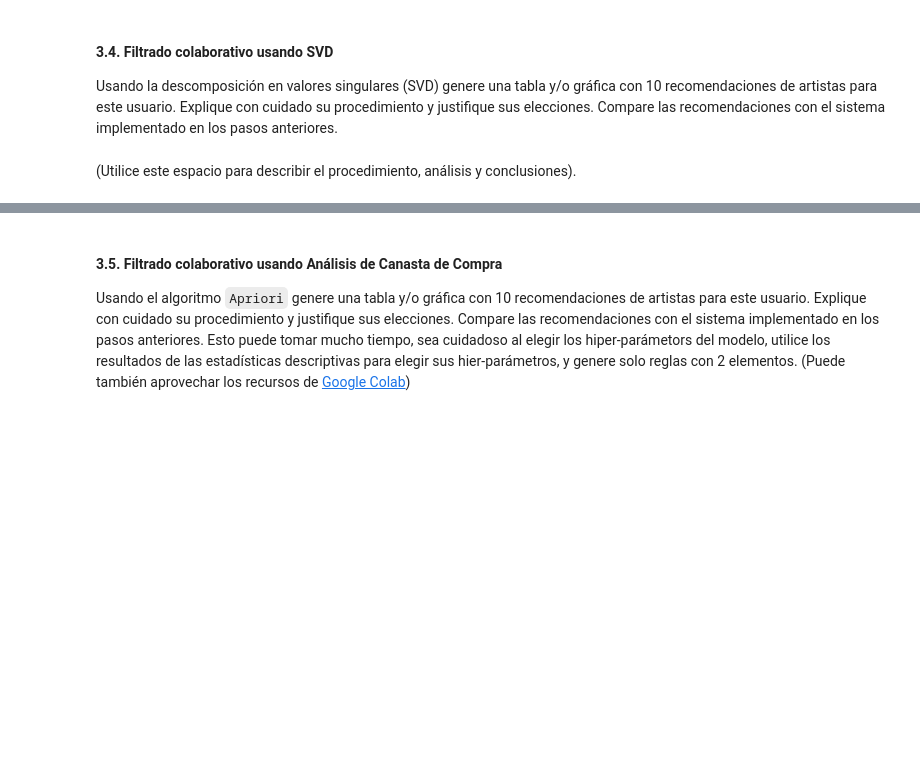
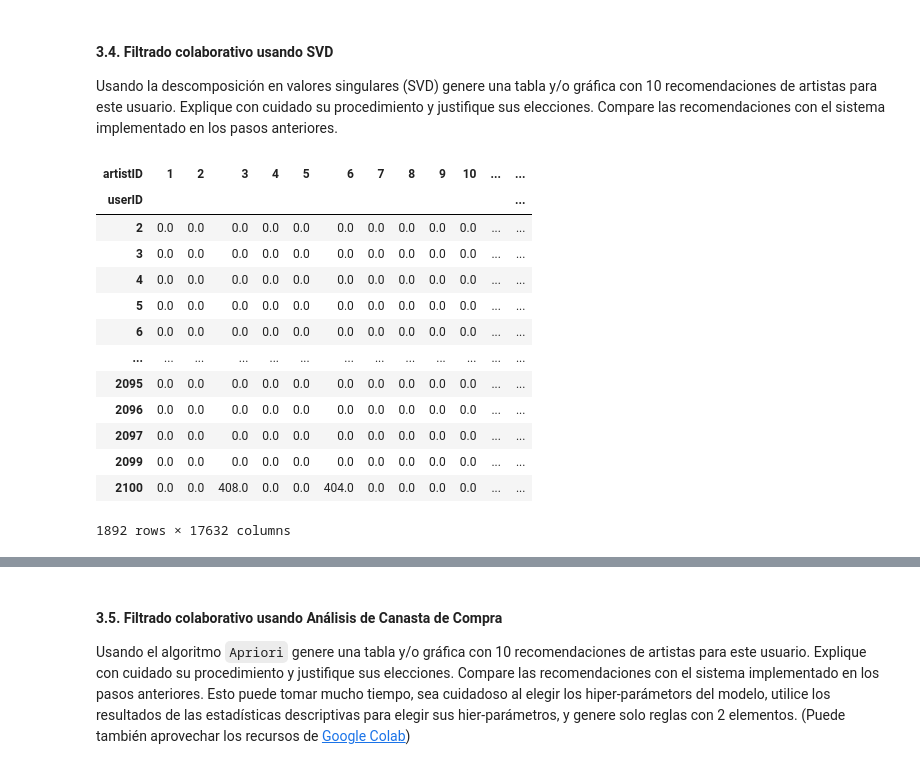
Before and after one commit to dayroncj/Unsupervised, a Jupyter notebook: S5_LC_Taller_Colab.ipynb, the cells around one changed output, grey strips where cells are left out. Saved outputs shown, nothing was run; the diff lists cells and outputs as text; code cells hidden in the pictures; blank space fills up the shorter version.

```diff
--- a/S5_LC_Taller_Colab.ipynb
+++ b/S5_LC_Taller_Colab.ipynb
@@ -358,2 +357,24 @@ Usando la descomposición en valores singulares (SVD) genere una tabla y/o gráf
-# %% [markdown]
-(Utilice este espacio para describir el procedimiento, análisis y conclusiones).
+# %%
+# Utilice este espacio para escribir el código.
+
+# Tomamos la matriz original de artistas por usuario con sus respectivos número de reproducciones.
+# A esta matriz le cambiamos los valores NaN por 0, para evitar problemas al realizar operaciones con la matríz.
+# Ésta será nuestra matriz de embeddings para luego descomponerla y obtener sus valores singulares.
+users_artists_svd = users_artists.pivot_table(values='nro_reproducciones', index='userID', columns='artistID')
+users_artists_svd_dummy = users_artists_svd.copy().fillna(0)
+users_artists_svd_dummy
+# %% [output]
+| artistID | 1 | 2 | 3 | 4 | 5 | 6 | 7 | 8 | 9 | 10 | ... | ... |
+| userID |  |  |  |  |  |  |  |  |  |  |  | ... |
+| 2 | 0.0 | 0.0 | 0.0 | 0.0 | 0.0 | 0.0 | 0.0 | 0.0 | 0.0 | 0.0 | ... | ... |
+| 3 | 0.0 | 0.0 | 0.0 | 0.0 | 0.0 | 0.0 | 0.0 | 0.0 | 0.0 | 0.0 | ... | ... |
+| 4 | 0.0 | 0.0 | 0.0 | 0.0 | 0.0 | 0.0 | 0.0 | 0.0 | 0.0 | 0.0 | ... | ... |
+| 5 | 0.0 | 0.0 | 0.0 | 0.0 | 0.0 | 0.0 | 0.0 | 0.0 | 0.0 | 0.0 | ... | ... |
+| 6 | 0.0 | 0.0 | 0.0 | 0.0 | 0.0 | 0.0 | 0.0 | 0.0 | 0.0 | 0.0 | ... | ... |
+| ... | ... | ... | ... | ... | ... | ... | ... | ... | ... | ... | ... | ... |
+| 2095 | 0.0 | 0.0 | 0.0 | 0.0 | 0.0 | 0.0 | 0.0 | 0.0 | 0.0 | 0.0 | ... | ... |
+| 2096 | 0.0 | 0.0 | 0.0 | 0.0 | 0.0 | 0.0 | 0.0 | 0.0 | 0.0 | 0.0 | ... | ... |
+| 2097 | 0.0 | 0.0 | 0.0 | 0.0 | 0.0 | 0.0 | 0.0 | 0.0 | 0.0 | 0.0 | ... | ... |
+| 2099 | 0.0 | 0.0 | 0.0 | 0.0 | 0.0 | 0.0 | 0.0 | 0.0 | 0.0 | 0.0 | ... | ... |
+| 2100 | 0.0 | 0.0 | 408.0 | 0.0 | 0.0 | 404.0 | 0.0 | 0.0 | 0.0 | 0.0 | ... | ... |
+1892 rows × 17632 columns
```
Also changed, not shown: parts of 7 cells of this notebook.
